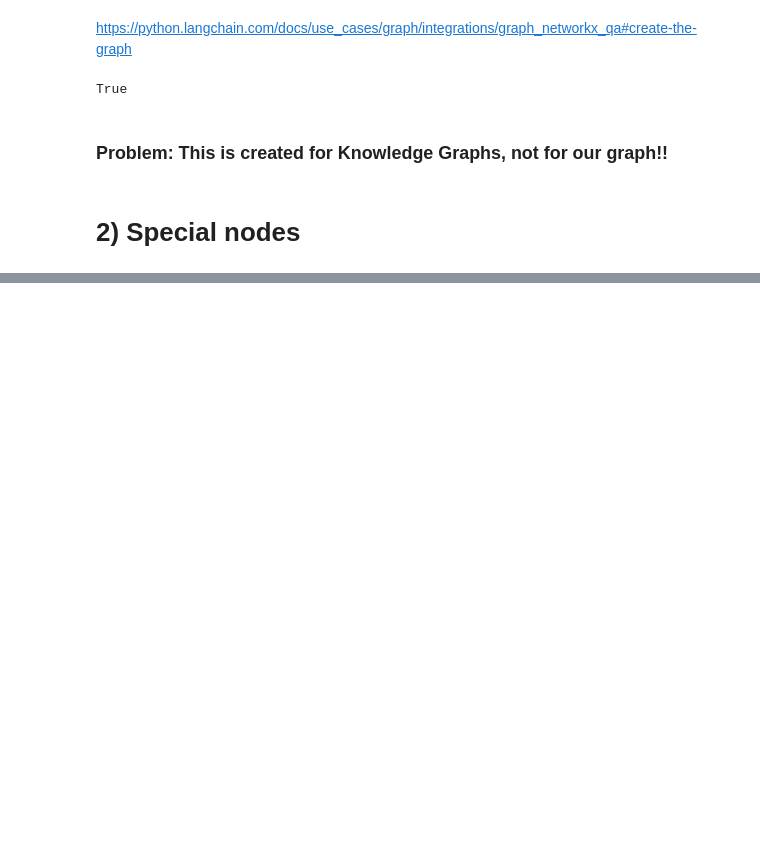
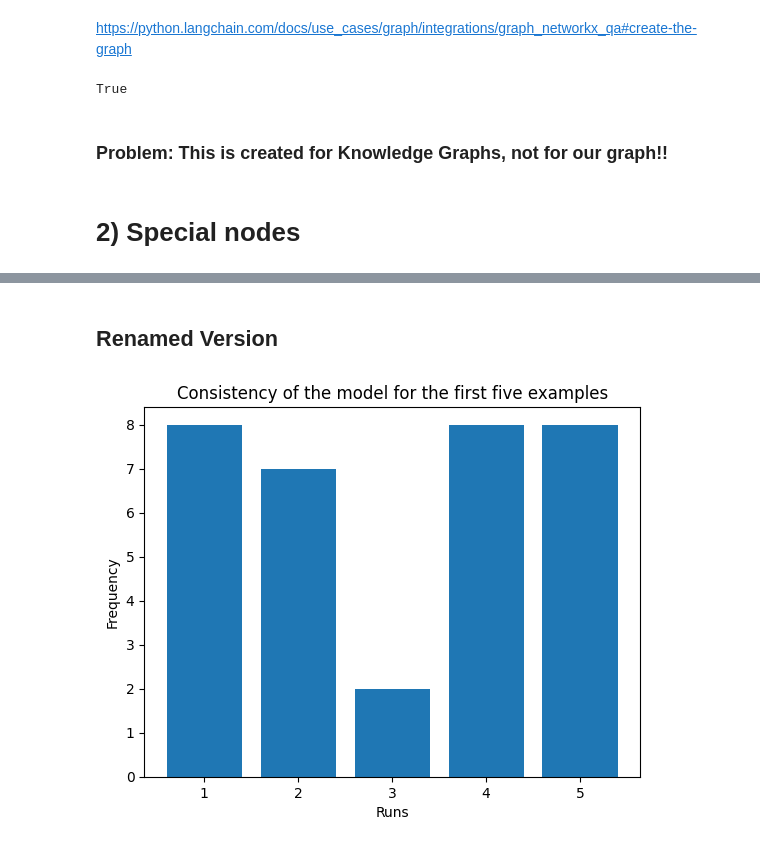
Before and after one commit to Dacian22/Medicar, a Jupyter notebook: Playground_Arved/LLM/Playground_Langchain_Arved.ipynb, the cells around one changed output, grey strips where cells are left out. Drawn from its saved outputs; the diff is of its cells as text; code cells hidden in the pictures; blank space fills up the shorter version.

Commit message:
ADDED Renamed node version

```diff
--- a/Playground_Arved/LLM/Playground_Langchain_Arved.ipynb
+++ b/Playground_Arved/LLM/Playground_Langchain_Arved.ipynb
@@ -114 +135,3 @@ for example in examples['examples'].iloc[:3]:
     chain.invoke({"example": example, "context": context})
+# %% [markdown]
+## Renamed Version
@@ -114,0 +172,12 @@ for example in examples['examples'].iloc[:3]:
+# %%
+# plot consistency results of the model
+x_range = range(1,6)
+values = [8,7,2,8,8]
+# plot
+plt.bar(x_range, values)
+plt.xlabel('Runs')
+plt.ylabel('Frequency')
+plt.title('Consistency of the model for the first five examples')
+plt.show()
+# %% [output]
+[figure, added]
```
Also changed, not shown: parts of 8 cells of this notebook, 4 other files.
